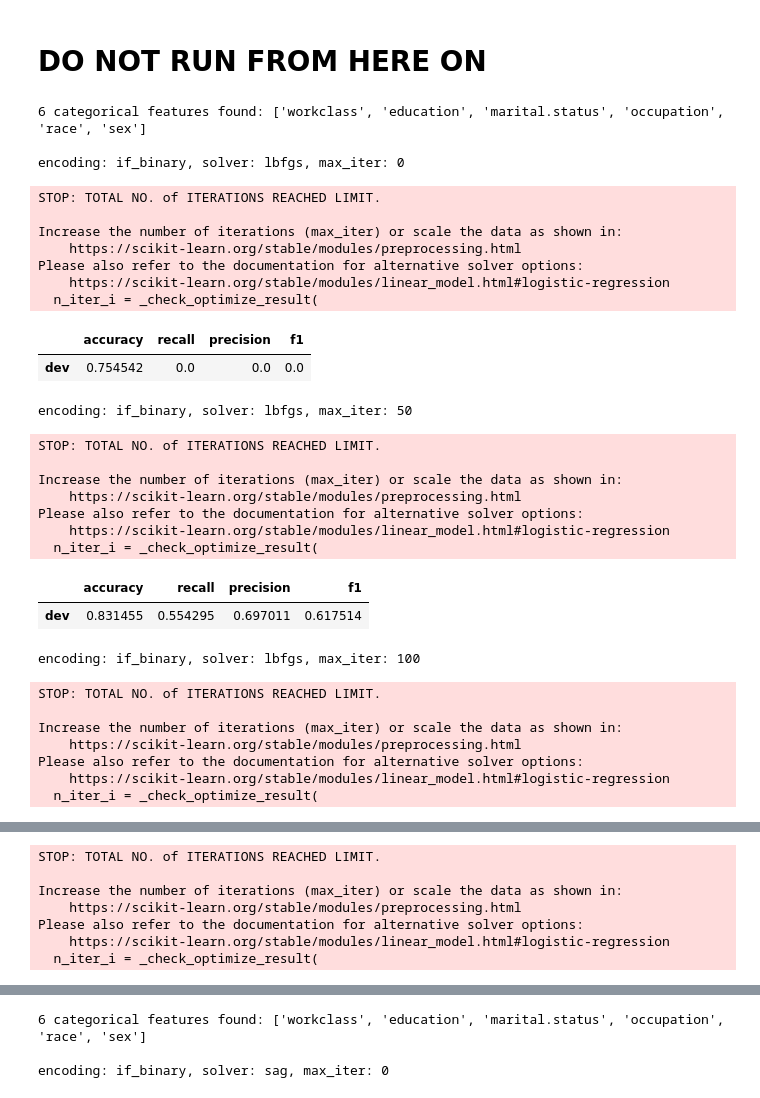
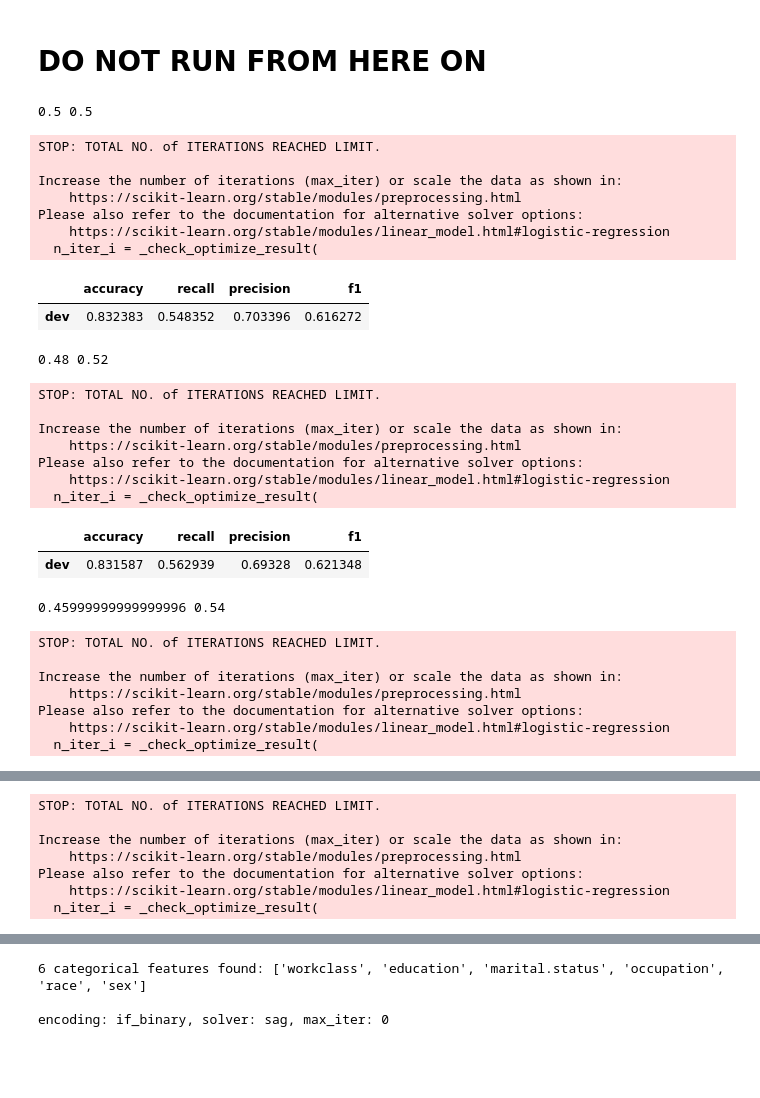
Before and after one commit to JipSchoneveld/HCML_project, a Jupyter notebook: train_dev.ipynb, the cells around one changed output, grey strips where cells are left out. Saved outputs shown, nothing was run; the diff lists cells and outputs as text; code cells hidden in the pictures; blank space fills up the shorter version.

```diff
--- a/train_dev.ipynb
+++ b/train_dev.ipynb
@@ -111,7 +111,7 @@ x_train_encoded
 * solver: ?
 # %%
 from sklearn.linear_model import LogisticRegression
-logreg = LogisticRegression(solver = 'lbfgs', max_iter= 250, class_weight={0:0.5, 1:0.5}).fit(x_train_encoded, y_train)
+logreg = LogisticRegression(solver = 'lbfgs', max_iter= 250, class_weight={0: 0.32, 1: 0.68}).fit(x_train_encoded, y_train)
 # %% [output]
 STOP: TOTAL NO. of ITERATIONS REACHED LIMIT.
 
@@ -175,69 +177,59 @@ logreg_fair_eval_dev
 # %% [markdown]
 # DO NOT RUN FROM HERE ON
 # %%
-DATA = pd.read_csv(os.path.join('Processed_data', 'adult_occp.csv'))
-# DATA.drop(columns=['occupation'])
-DATA_NAME = 'old_occp' #! don't forget to change this accordingly
-FEAT_OF_INT = ['education', 'marital.status', 'sex', 'income'] #The features we are interested in
-DATA.head()
-cat_feats = list(DATA.select_dtypes("object").keys())  #names of all categorical features
-# cat_feats.remove('income') #keep these values as is
-print(f"{len(cat_feats)} categorical features found: {cat_feats}")
 best_f1 = 0
 best_acc = 0
+best_acc_w = {0: None, 1: None}
+best_f1_w = {0: None, 1: None}
+weight = {0 : None, 1: None}
 
-for drop in ['if_binary', 'first']:
-    cat_feat_encoder = OneHotEncoder(sparse_output=False, drop=drop).set_output(transform="pandas")
-    cat_feat_encoder = cat_feat_encoder.fit(DATA[cat_feats])
-    for solver in ['lbfgs']:
-        for max_iter in range(0, 2001, 50):
-            print(f"\nencoding: {drop}, solver: {solver}, max_iter: {max_iter}")
-            train, dev = train_test_split(DATA, random_state= 1989)
 
-            x_train = train.drop(columns=['income'])
-            y_train = train['income']
+for w1 in range(50, 100, 2):
+    w1 = w1 /100
+    w0 = 1 - w1
+    weight[0] = w0
+    weight[1] = w1
+    print(w0, w1)
 
-            x_dev  = dev.drop(columns=['income'])
-            y_dev  = dev['income']
+    logreg = LogisticRegression(solver = 'lbfgs', max_iter= 250, class_weight=weight).fit(x_train_encoded, y_train)
 
-            x_train_encoded = cat_to_one_hot(x_train, cat_feats, cat_feat_encoder)
-            x_dev_encoded = cat_to_one_hot(x_dev, cat_feats, cat_feat_encoder)
+    y_pred_dev= list(logreg.predict(x_dev_encoded))
 
-            logreg = LogisticRegression(solver = solver, max_iter= max_iter).fit(x_train_encoded, y_train)
+    logreg_results_dev = dev.copy() #get all the data of the dev set
 
-            y_pred_dev= list(logreg.predict(x_dev_encoded))
+    logreg_results_dev = logreg_results_dev.filter(items=FEAT_OF_INT) #keep only relevant info
+    logreg_results_dev['y_pred'] = y_pred_dev
 
-            logreg_results_dev = dev.copy() #get all the data of the dev set
+    logreg_acc_dev = accuracy_score(y_dev, y_pred_dev)
+    if logreg_acc_dev>best_acc:
+        best_acc = logreg_acc_dev
+        best_acc_w = weight
 
-            logreg_results_dev = logreg_results_dev.filter(items=FEAT_OF_INT) #keep only relevant info
-            logreg_results_dev['y_pred'] = y_pred_dev
+    logreg_rec_dev = recall_score(y_dev, y_pred_dev)
+    logreg_pre_dev = precision_score(y_dev, y_pred_dev)
+    logreg_f1_dev = f1_score(y_dev, y_pred_dev)
+    if logreg_f1_dev>best_f1:
+        best_f1 = logreg_f1_dev
+        best_f1_w = weight
 
-            logreg_acc_dev = accuracy_score(y_dev, y_pred_dev)
-            if logreg_acc_dev>best_acc: best_acc = logreg_acc_dev
-            logreg_rec_dev = recall_score(y_dev, y_pred_dev)
-            logreg_pre_dev = precision_score(y_dev, y_pred_dev)
-            logreg_f1_dev = f1_score(y_dev, y_pred_dev)
-            if logreg_f1_dev>best_f1: best_f1 = logreg_f1_dev
-            logreg_eval_dev = pd.DataFrame({'accuracy': [logreg_acc_dev], 'recall': [logreg_rec_dev], 'precision': [logreg_pre_dev], 'f1': [logreg_f1_dev]}, index=['dev'])
-            # logreg_eval_dev.to_csv(os.path.join('Results', f'dev_{DATA_NAME}_eval.csv'),sep='\t')
-            display(logreg_eval_dev)
+    logreg_eval_dev = pd.DataFrame({'accuracy': [logreg_acc_dev], 'recall': [logreg_rec_dev], 'precision': [logreg_pre_dev], 'f1': [logreg_f1_dev]}, index=['dev'])
+    # logreg_eval_dev.to_csv(os.path.join('Results', f'dev_{DATA_NAME}_eval.csv'),sep='\t')
+    display(logreg_eval_dev)
 print(best_f1, best_acc)
-# BEST: encoding: if_binary, solver: sag, max_iter: 1000-1150 -> 0.6164133738601824 || 0.832648
-#       encoding: if_binary, solver: saga, max_iter: 1950-2000
+print(best_acc_w)
+print(best_f1_w)
 # %% [output]
-6 categorical features found: ['workclass', 'education', 'marital.status', 'occupation', 'race', 'sex']
-
-encoding: if_binary, solver: lbfgs, max_iter: 0
+0.5 0.5
 STOP: TOTAL NO. of ITERATIONS REACHED LIMIT.
 
 Increase the number of iterations (max_iter) or scale the data as shown in:
     https://scikit-learn.org/stable/modules/preprocessing.html
 Please also refer to the documentation for alternative solver options:
     https://scikit-learn.org/stable/modules/linear_model.html#logistic-regression
   n_iter_i = _check_optimize_result(
 |  | accuracy | recall | precision | f1 |
-| dev | 0.754542 | 0.0 | 0.0 | 0.0 |
+| dev | 0.832383 | 0.548352 | 0.703396 | 0.616272 |
-encoding: if_binary, solver: lbfgs, max_iter: 50
+0.48 0.52
 STOP: TOTAL NO. of ITERATIONS REACHED LIMIT.
 
 Increase the number of iterations (max_iter) or scale the data as shown in:
@@ -246,8 +238,8 @@ Please also refer to the documentation for alternative solver options:
     https://scikit-learn.org/stable/modules/linear_model.html#logistic-regression
   n_iter_i = _check_optimize_result(
 |  | accuracy | recall | precision | f1 |
-| dev | 0.831455 | 0.554295 | 0.697011 | 0.617514 |
+| dev | 0.831587 | 0.562939 | 0.69328 | 0.621348 |
-encoding: if_binary, solver: lbfgs, max_iter: 100
+0.45999999999999996 0.54
 STOP: TOTAL NO. of ITERATIONS REACHED LIMIT.
 
 Increase the number of iterations (max_iter) or scale the data as shown in:
```
Also changed, not shown: parts of 3 cells of this notebook.
